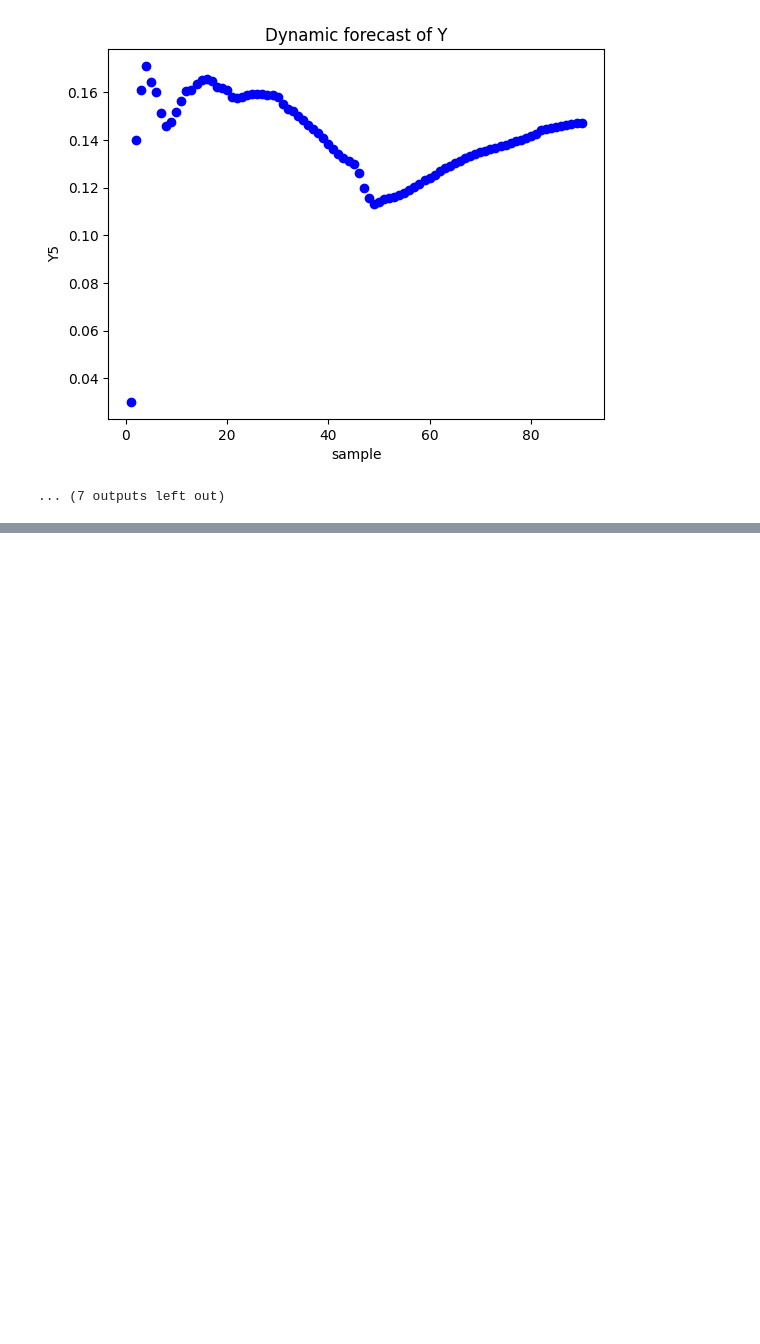
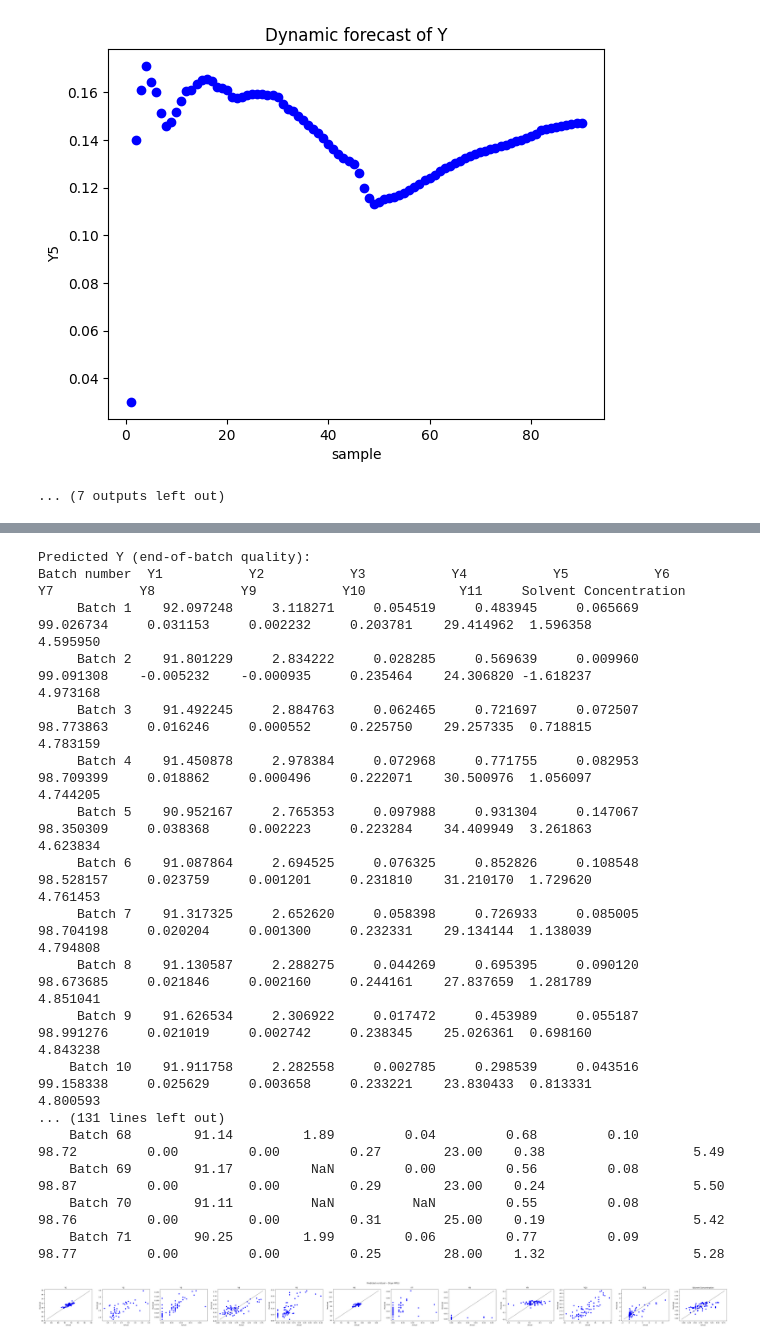
Before and after one commit to TUstudents/pyphi, a Jupyter notebook: notebooks/04_batch/03_batch_monitoring.ipynb, the cells around one changed output, grey strips where cells are left out. Cells and saved outputs as stored; diff of their text form; code cells hidden in the pictures; blank space fills up the shorter version.

```diff
--- a/notebooks/04_batch/03_batch_monitoring.ipynb
+++ b/notebooks/04_batch/03_batch_monitoring.ipynb
@@ -241,0 +261,47 @@ Running batch: Batch 5
+# %%
+# Predict end-of-batch quality for all Dryer batches
+pred_result = phibatch.predict(bdata_d_aligned, mpls_obj)
+Yhat = pred_result['Yhat']
+print('Predicted Y (end-of-batch quality):')
+print(Yhat.to_string(index=False))
+
+# Compare against true CQA values
+print('\nTrue CQA values:')
+print(cqa.to_string(index=False))
+
+# Visual: predicted vs actual for each quality variable
+fig, axes = plt.subplots(1, len(mpls_obj['varidY']), figsize=(5 * len(mpls_obj['varidY']), 4))
+if len(mpls_obj['varidY']) == 1:
+    axes = [axes]
+batch_ids = Yhat.iloc[:, 0].values
+for ax, yvar in zip(axes, mpls_obj['varidY']):
+    y_true = cqa.set_index(cqa.columns[0]).loc[batch_ids, yvar].values
+    y_pred = Yhat[yvar].values
+    ax.scatter(y_true, y_pred)
+    lims = [min(y_true.min(), y_pred.min()) * 0.95, max(y_true.max(), y_pred.max()) * 1.05]
+    ax.plot(lims, lims, 'k--', lw=1)
+    ax.set_xlabel('Actual')
+    ax.set_ylabel('Predicted')
+    ax.set_title(yvar)
+plt.suptitle('Predicted vs Actual — Dryer MPLS')
+plt.tight_layout()
+plt.show()
+# %% [output]
+Predicted Y (end-of-batch quality):
+Batch number  Y1           Y2           Y3           Y4           Y5           Y6           Y7           Y8           Y9           Y10            Y11     Solvent Concentration
+     Batch 1    92.097248     3.118271     0.054519     0.483945     0.065669    99.026734     0.031153     0.002232     0.203781    29.414962  1.596358               4.595950
+     Batch 2    91.801229     2.834222     0.028285     0.569639     0.009960    99.091308    -0.005232    -0.000935     0.235464    24.306820 -1.618237               4.973168
+     Batch 3    91.492245     2.884763     0.062465     0.721697     0.072507    98.773863     0.016246     0.000552     0.225750    29.257335  0.718815               4.783159
+     Batch 4    91.450878     2.978384     0.072968     0.771755     0.082953    98.709399     0.018862     0.000496     0.222071    30.500976  1.056097               4.744205
+     Batch 5    90.952167     2.765353     0.097988     0.931304     0.147067    98.350309     0.038368     0.002223     0.223284    34.409949  3.261863               4.623834
+     Batch 6    91.087864     2.694525     0.076325     0.852826     0.108548    98.528157     0.023759     0.001201     0.231810    31.210170  1.729620               4.761453
+     Batch 7    91.317325     2.652620     0.058398     0.726933     0.085005    98.704198     0.020204     0.001300     0.232331    29.134144  1.138039               4.794808
+     Batch 8    91.130587     2.288275     0.044269     0.695395     0.090120    98.673685     0.021846     0.002160     0.244161    27.837659  1.281789               4.851041
+     Batch 9    91.626534     2.306922     0.017472     0.453989     0.055187    98.991276     0.021019     0.002742     0.238345    25.026361  0.698160               4.843238
+    Batch 10    91.911758     2.282558     0.002785     0.298539     0.043516    99.158338     0.025629     0.003658     0.233221    23.830433  0.813331               4.800593
+... (131 lines left out)
+    Batch 68        91.14         1.89         0.04         0.68         0.10        98.72         0.00         0.00         0.27        23.00    0.38                   5.49
+    Batch 69        91.17          NaN         0.00         0.56         0.08        98.87         0.00         0.00         0.29        23.00    0.24                   5.50
+    Batch 70        91.11          NaN          NaN         0.55         0.08        98.76         0.00         0.00         0.31        25.00    0.19                   5.42
+    Batch 71        90.25         1.99         0.06         0.77         0.09        98.77         0.00         0.00         0.25        28.00    1.32                   5.28
+[figure, added]
```
Also changed, not shown: parts of 5 cells of this notebook.
